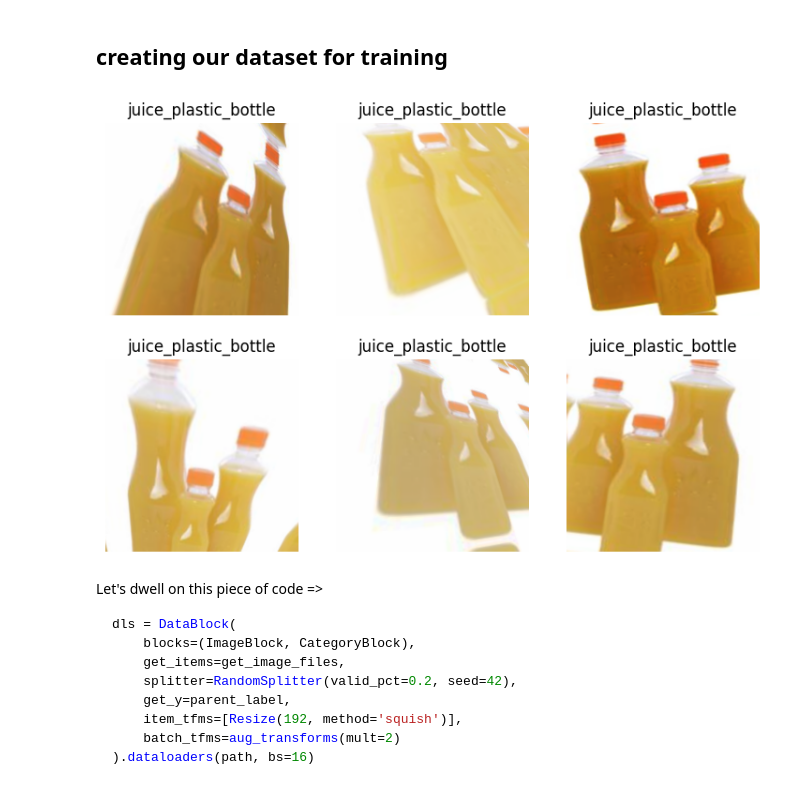
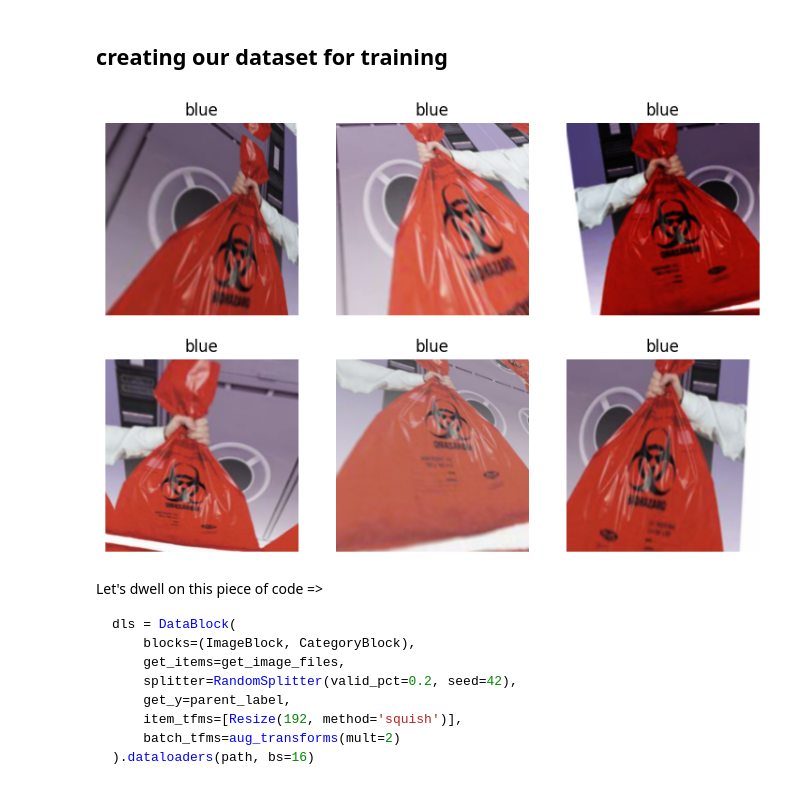
Before and after one commit to yactouat/learning_AI, a Jupyter notebook: notebooks/waste-sorter/waste-sorter.ipynb, the cells around one changed output. Saved outputs shown, nothing was run; the diff lists cells and outputs as text; code cells hidden in the pictures.

```diff
--- a/notebooks/waste-sorter/waste-sorter.ipynb
+++ b/notebooks/waste-sorter/waste-sorter.ipynb
@@ -71,37 +114,42 @@ for subdir in searches:
 # %% [markdown]
 ## creating our dataset for training
 # %%
+# we want to label our subitems as "yellow", "green" or "blue"
+# so we need to create a function that will return the name of the grandparent folder the image is in
+def grandparent_label(fn):
+    return fn.parent.parent.name
+
 # creating our data loader, which will make the data available for our trainer as `train` and `valid` sets;
 # a data loader always needs:
     # the type of data you're working with
     # how to get the list of items
     # how to label these items
     # how to split the data into a training and validation set
 dls = DataBlock(
     # 1st parameter: what kind of input/output do we have ?
     blocks=(ImageBlock, CategoryBlock),
     # 2nd parameter: what things are we going to train from ?
     get_items=get_image_files,
     # 3rd parameter: what data do we set aside to test the accuracy of our model ?
         # (we put a fixed seed here so that we always get the same validation set while developing our model)
     splitter=RandomSplitter(valid_pct=0.2, seed=42),
     # 4th parameter: how do we know the correct label for each image ?
         # (we use the name of the folder the image is in)
-    get_y=parent_label,
+    get_y=grandparent_label,
     # 5th parameter: how do we make all the input images the same size ?
         # we could also have used `RandomResizedCrop` as in `Resize(192, method='squish')`,
         # or some other tansforms
     item_tfms=[RandomResizedCrop(224, min_scale=0.5)],
     # 6th parameter: how do we distort the images to make our model more robust ?
     # here we make them super big
     batch_tfms=aug_transforms(mult=2)
 ).dataloaders(path, bs=16)
 
 # this says "show me a batch of data that you are passing to the model"
 # it will automatically show you useful data
 dls.show_batch(max_n=6, unique=True)
 # %% [output]
-[figure, old version]
+[figure, new version]
 # %% [markdown]
 Let's dwell on this piece of code =>
 
```
Also changed, not shown: parts of 18 cells of this notebook, 8 other files.
